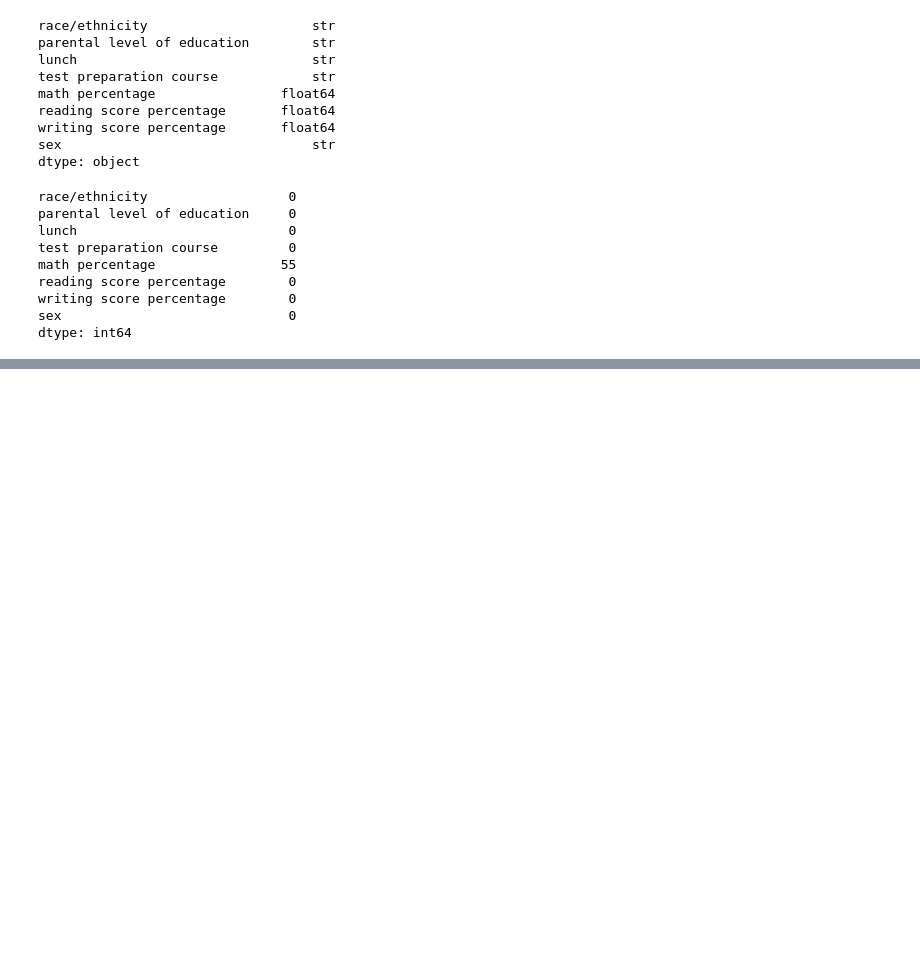
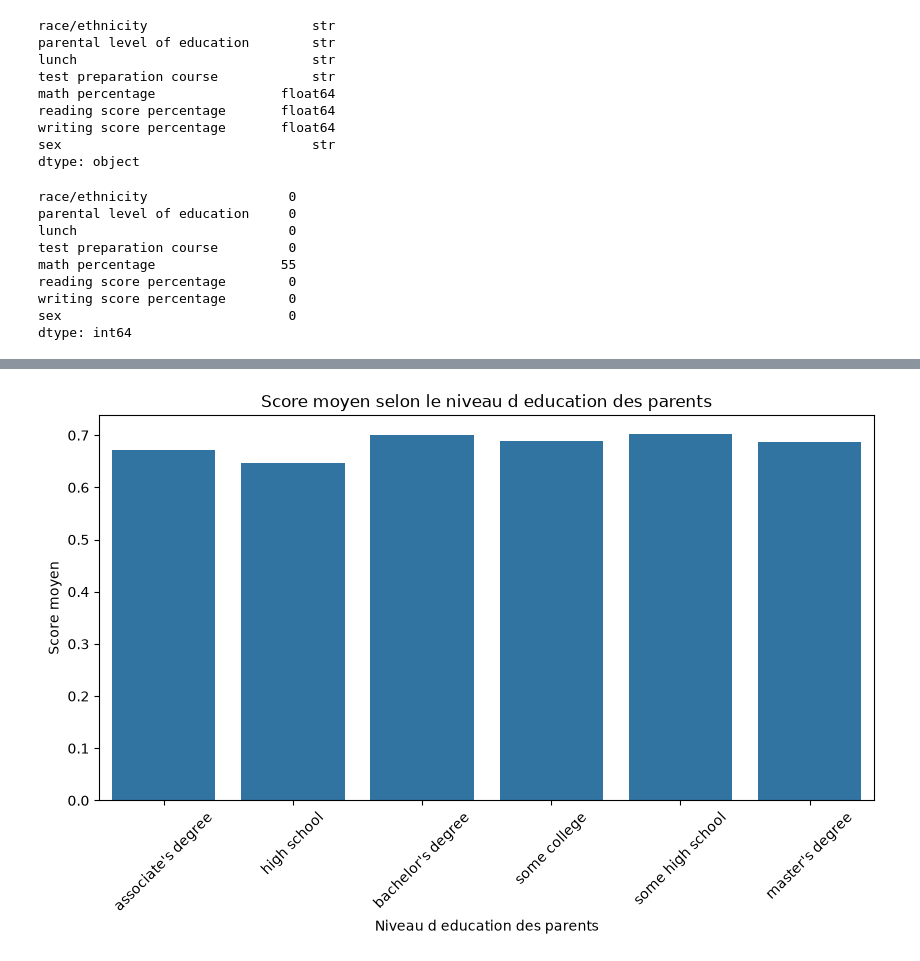
Before and after one commit to damghiziyad-hash/Analyse-de-performance-tudiants-, a Jupyter notebook: traitement.ipynb, the cells around one changed output, grey strips where cells are left out. Cells and saved outputs as stored; diff of their text form; code cells hidden in the pictures; blank space fills up the shorter version.

```diff
--- a/traitement.ipynb
+++ b/traitement.ipynb
@@ -207 +295,18 @@ df_enc["score moyen"] = df_enc[score_cols].mean(axis=1)
+# %%
+plt.figure(figsize=(10, 5))
+
+sns.barplot(
+    data=df_clean,
+    x='parental level of education',
+    y='score moyen',
+    errorbar=None
+)
+
+plt.title('Score moyen selon le niveau d education des parents')
+plt.xlabel('Niveau d education des parents')
+plt.ylabel('Score moyen')
+plt.xticks(rotation=45)
+plt.show()
+# %% [output]
+[figure, added]
 # %%
```
Also changed, not shown: parts of 18 cells of this notebook, 1 other file.
